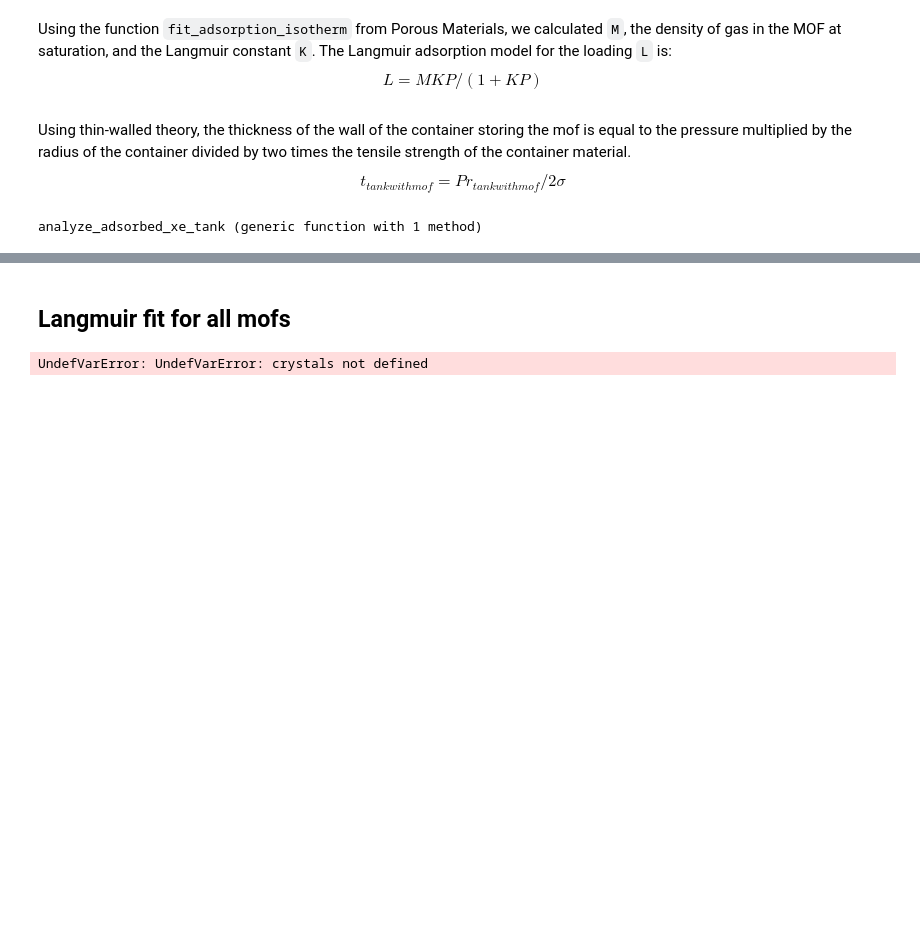
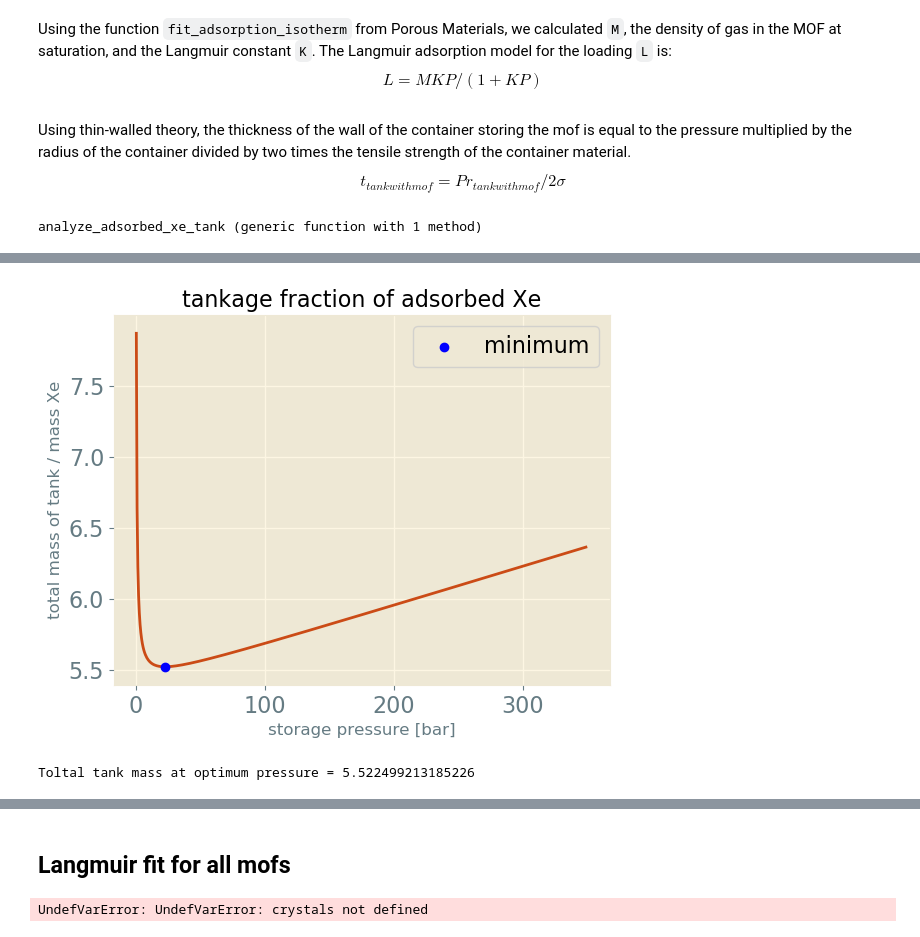
Before and after one commit to SimonEnsemble/PropellantStorage, a Jupyter notebook: Xe_Propellant_Storage.ipynb, the cells around one changed output, grey strips where cells are left out. Cells and saved outputs as stored; diff of their text form; code cells hidden in the pictures; blank space fills up the shorter version.

```diff
--- a/Xe_Propellant_Storage.ipynb
+++ b/Xe_Propellant_Storage.ipynb
@@ -527,0 +467,14 @@ Dict{String,Any} with 12 entries:
+# %%
+min = dict_axe["SBMOF-1"]["Minimum index"]
+figure()
+scatter(pressures[min],dict_axe["SBMOF-1"]["Adsorption tankage fraction"][min],label="minimum",color="b",zorder=999)
+plot(pressures,dict_axe["SBMOF-1"]["Adsorption tankage fraction"],color="C4")
+xlabel("storage pressure [bar]")
+ylabel("total mass of tank / mass Xe")
+legend()
+title("tankage fraction of adsorbed Xe")
+# ylim(ymin=0.0)
+print("Toltal tank mass at optimum pressure = ",dict_axe["SBMOF-1"]["Adsorption tankage fraction"][min])
+# %% [output]
+[figure, added]
+Toltal tank mass at optimum pressure = 5.522499213185226
```
Also changed, not shown: parts of 18 cells of this notebook, 1 other file.
